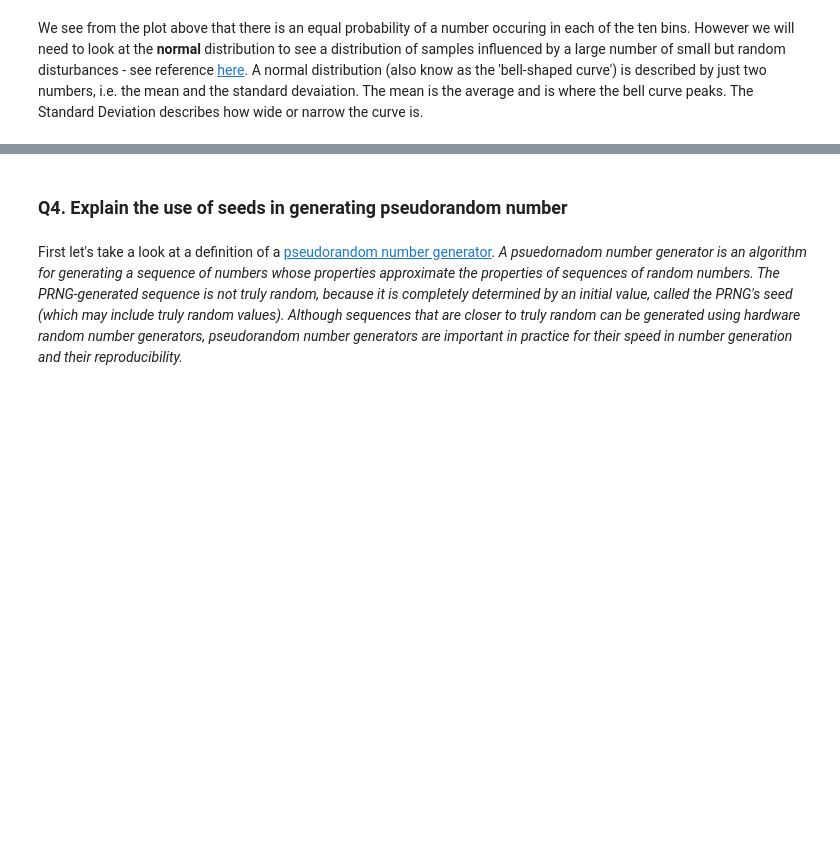
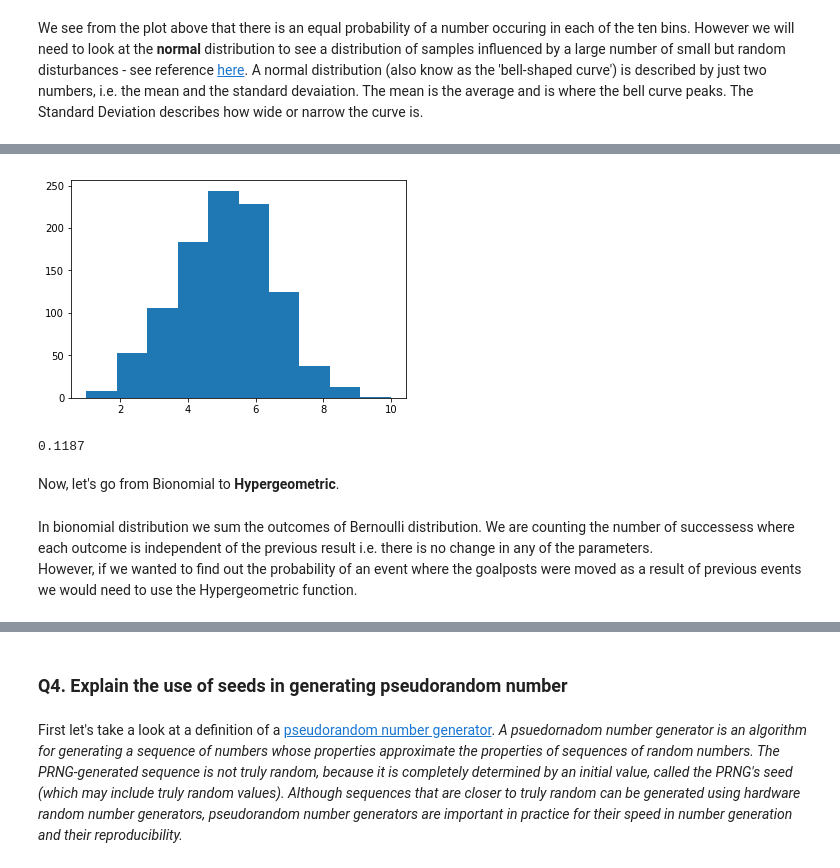
Before and after one commit to jruther/Assign_Repository, a Jupyter notebook: Assignment_for_Programming_for_Data_Analytics.ipynb, the cells around one changed output, grey strips where cells are left out. Drawn from its saved outputs; the diff is of its cells as text; code cells hidden in the pictures; blank space fills up the shorter version.

Commit message:
distribution comparisons

```diff
--- a/Assignment_for_Programming_for_Data_Analytics.ipynb
+++ b/Assignment_for_Programming_for_Data_Analytics.ipynb
@@ -175,0 +135,21 @@ for i in range(20):
+# %%
+# To run a simple test of the Binomial function lets input the variable for flipping a coin then times.
+# Each with an equal chance of either a head or a tail, run 1000 times.
+
+b = np.random.binomial(10,.5,1000)
+plt.hist(b)
+plt.show()
+# %% [output]
+[figure, added]
+# %%
+#Taking the example from above (the probability of obtaining 10 sixes in 50 rolls of a die) we input the variables as follows,
+# n=50, probability of one 6, and no. of trials.
+
+sum(np.random.binomial(50, 0.1667, 10000) == 10)/10000
+# %% [output]
+0.1187
+# %% [markdown]
+Now, let's go from Bionomial to **Hypergeometric**.
+# %% [markdown]
+In bionomial distribution we sum the outcomes of Bernoulli distribution.  We are counting the number of successess where each outcome is independent of the previous result i.e. there is no change in any of the parameters.
+However, if we wanted to find out the probability of an event where the goalposts were moved as a result of previous events we would need to use the Hypergeometric function.
```
Also changed, not shown: parts of 43 cells of this notebook, 1 other file.
